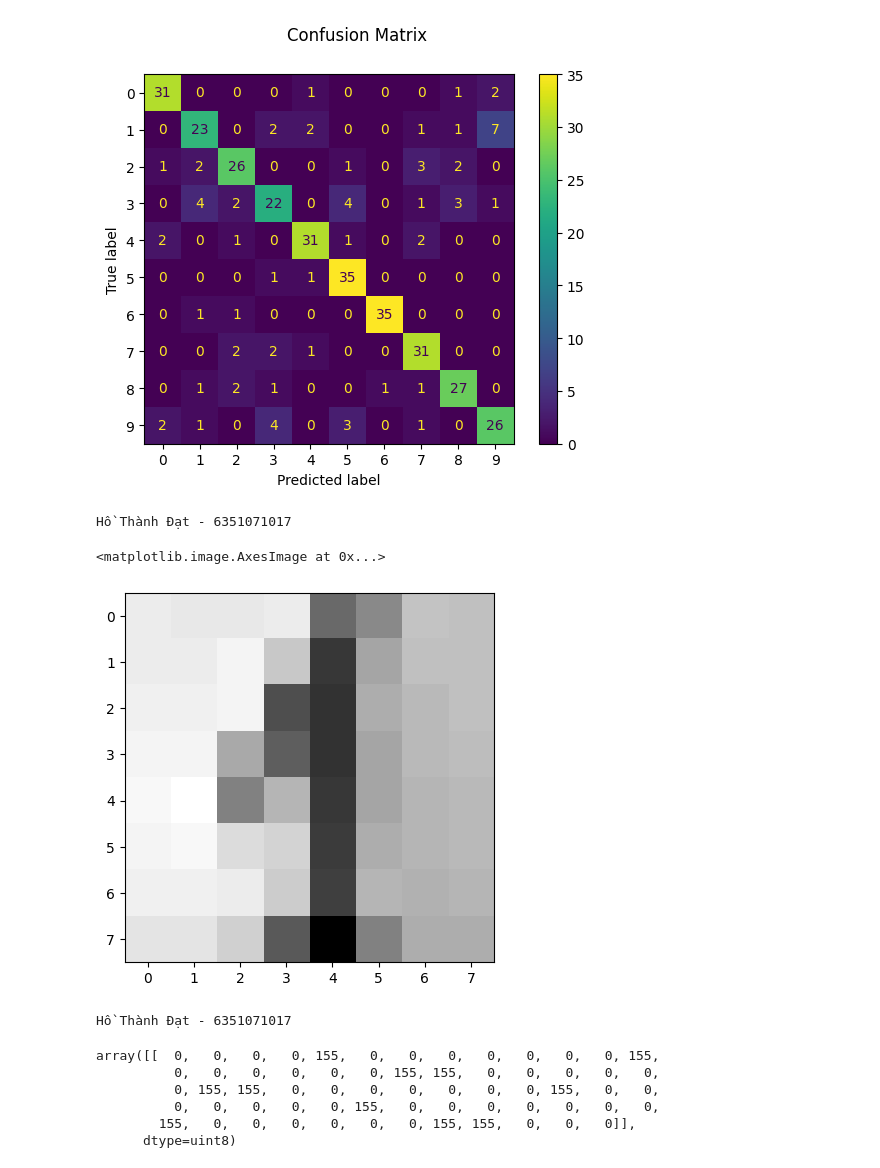
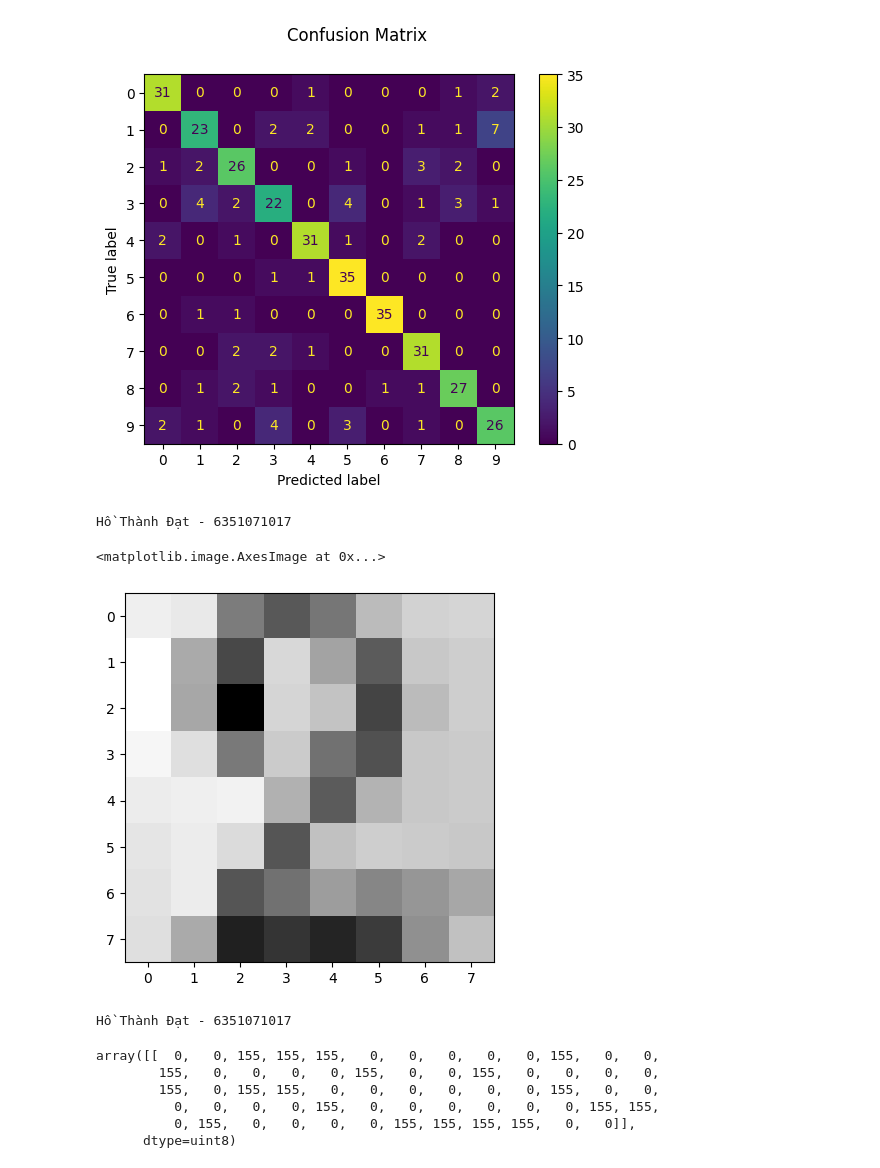
Before and after one commit to thanhdatho0/6351071017_Lab2, a Jupyter notebook: 6351071017_LAB2_Bai_7(Trang27_31).ipynb, the cells around one changed output. Saved outputs shown, nothing was run; the diff lists cells and outputs as text; code cells hidden in the pictures.

```diff
--- a/6351071017_LAB2_Bai_7(Trang27_31).ipynb
+++ b/6351071017_LAB2_Bai_7(Trang27_31).ipynb
@@ -76,19 +76,24 @@ Classification report for classifier DecisionTreeClassifier(criterion='entropy',
 # %%
 print(student)
 from PIL import Image, ImageOps
 import numpy as np
+import requests
+from io import BytesIO
 
-img = Image.open('sample_1.png').convert("L").resize((8,8))
+url = 'https://raw.githubusercontent.com/thanhdatho0/6351071017_Lab2/main/Dataset/test_image_Bai7.jpg'
+response = requests.get(url)
+response.raise_for_status()
+img = Image.open(BytesIO(response.content)).convert("L").resize((8,8))
 
 img = ImageOps.invert(img)
 
 im2arr = np.array(img)
 
 plt.imshow(im2arr, cmap=plt.cm.gray_r, interpolation="nearest")
 # %% [output]
 Hồ Thành Đạt - 6351071017
 <matplotlib.image.AxesImage at 0x...>
-[figure, old version]
+[figure, new version]
 # %%
 print(student)
 
@@ -99,11 +104,11 @@ img1d[img1d< 110] = 0
 img1d
 # %% [output]
 Hồ Thành Đạt - 6351071017
-array([[  0,   0,   0,   0, 155,   0,   0,   0,   0,   0,   0,   0, 155,
-          0,   0,   0,   0,   0,   0, 155, 155,   0,   0,   0,   0,   0,
-          0, 155, 155,   0,   0,   0,   0,   0,   0,   0, 155,   0,   0,
-          0,   0,   0,   0,   0, 155,   0,   0,   0,   0,   0,   0,   0,
-        155,   0,   0,   0,   0,   0,   0, 155, 155,   0,   0,   0]],
+array([[  0,   0, 155, 155, 155,   0,   0,   0,   0,   0, 155,   0,   0,
+        155,   0,   0,   0,   0, 155,   0,   0, 155,   0,   0,   0,   0,
+        155,   0, 155, 155,   0,   0,   0,   0,   0,   0, 155,   0,   0,
+          0,   0,   0,   0, 155,   0,   0,   0,   0,   0,   0, 155, 155,
+          0, 155,   0,   0,   0,   0, 155, 155, 155, 155,   0,   0]],
       dtype=uint8)
 # %%
 print(student)
```
Also changed, not shown: parts of 6 cells of this notebook, 7 other files.
